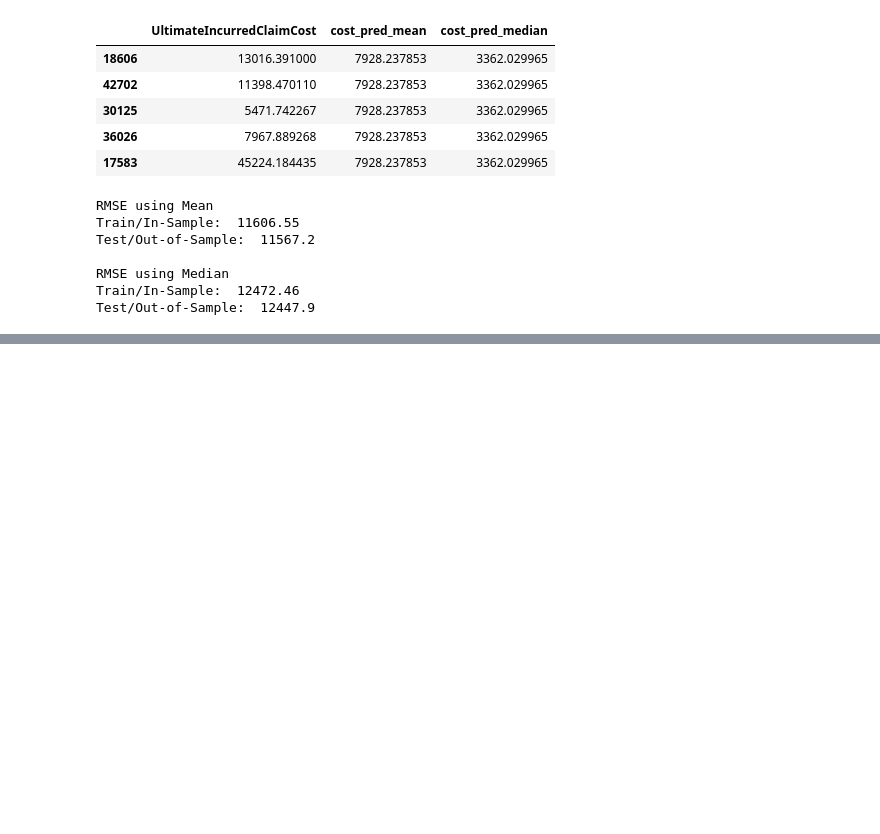
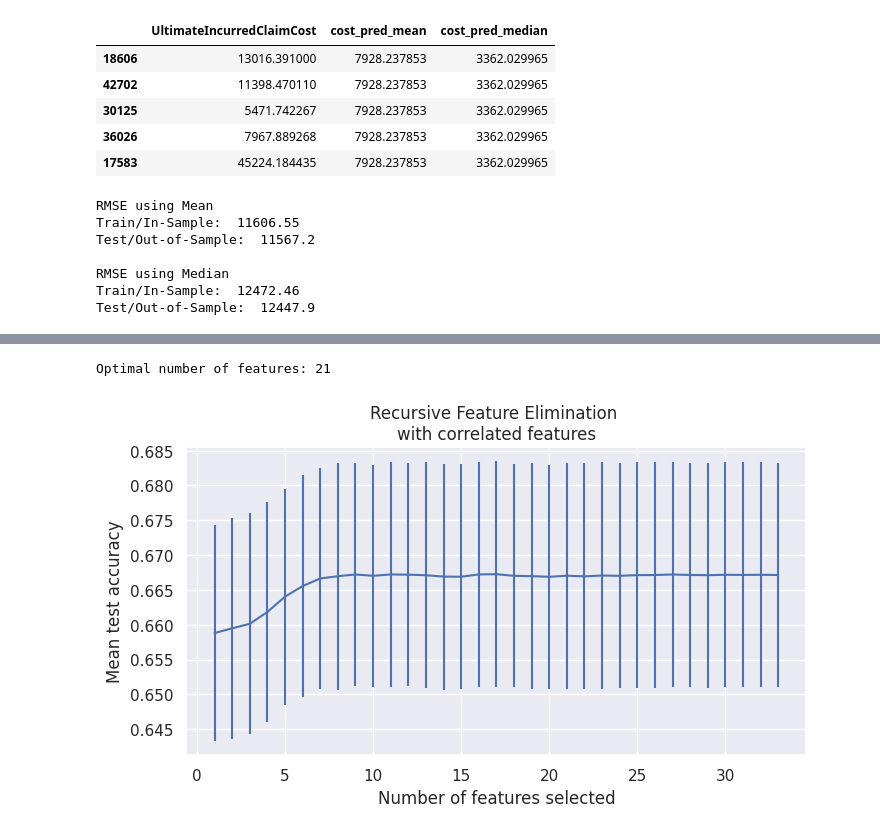
Before and after one commit to Ken-Alviola/CSC510, a Jupyter notebook: Portfolio Project/test.ipynb, the cells around one changed output, grey strips where cells are left out. Drawn from its saved outputs; the diff is of its cells as text; code cells hidden in the pictures; blank space fills up the shorter version.

Commit message:
rfecv first run

```diff
--- a/Portfolio Project/test.ipynb
+++ b/Portfolio Project/test.ipynb
@@ -773,12 +773,14 @@ y_train_gbr = pd.DataFrame(y_train)
 y_test_gbr = pd.DataFrame(y_test)
 
 #Training on custom params
-gbr = ensemble.GradientBoostingRegressor(alpha=0.9, criterion='friedman_mse', init=None,
+'''gbr = ensemble.GradientBoostingRegressor(alpha=0.9, criterion='friedman_mse', init=None,
                                          learning_rate=0.05, loss='squared_error', max_depth=4, max_features=None,
                                          max_leaf_nodes=None,
                                          min_samples_leaf=1, min_samples_split=2,
                                          min_weight_fraction_leaf=0.0, n_estimators=300,subsample=1.0, verbose=0,
-                                         warm_start=False)
+                                         warm_start=False)'''
+
+gbr = ensemble.GradientBoostingRegressor()
 gbr.fit(X_trainS, y_train)
 
 #predict train
@@ -1055,0 +1035,4 @@ plt.show()
+# %%
+# Recursive feature engineering with cross validation
+gbrcv = ensemble.GradientBoostingRegressor()
+gbrcv.fit(X_trainS, y_train)
@@ -1055,0 +1041,8 @@ plt.show()
+# %%
+rfecv = RFECV(estimator=gbrcv, step=1,
+              min_features_to_select=3,
+              scoring='neg_mean_squared_error',
+              verbose = 1,
+              n_jobs = 1
+             )
+rfecv.fit(X_trainS, y_train)
@@ -1055,0 +1069,19 @@ plt.show()
+# %%
+print('Optimal number of features: {}'.format(rfecv.n_features_))
+# %% [output]
+Optimal number of features: 21
+# %%
+min_features_to_select = 1
+n_scores = len(rfecv.cv_results_["mean_test_score"])
+plt.figure()
+plt.xlabel("Number of features selected")
+plt.ylabel("Mean test accuracy")
+plt.errorbar(
+    range(min_features_to_select, n_scores + min_features_to_select),
+    rfecv.cv_results_["mean_test_score"],
+    yerr=rfecv.cv_results_["std_test_score"],
+)
+plt.title("Recursive Feature Elimination \nwith correlated features")
+plt.show()
+# %% [output]
+[figure, added]
```
Also changed, not shown: parts of 77 cells of this notebook.
